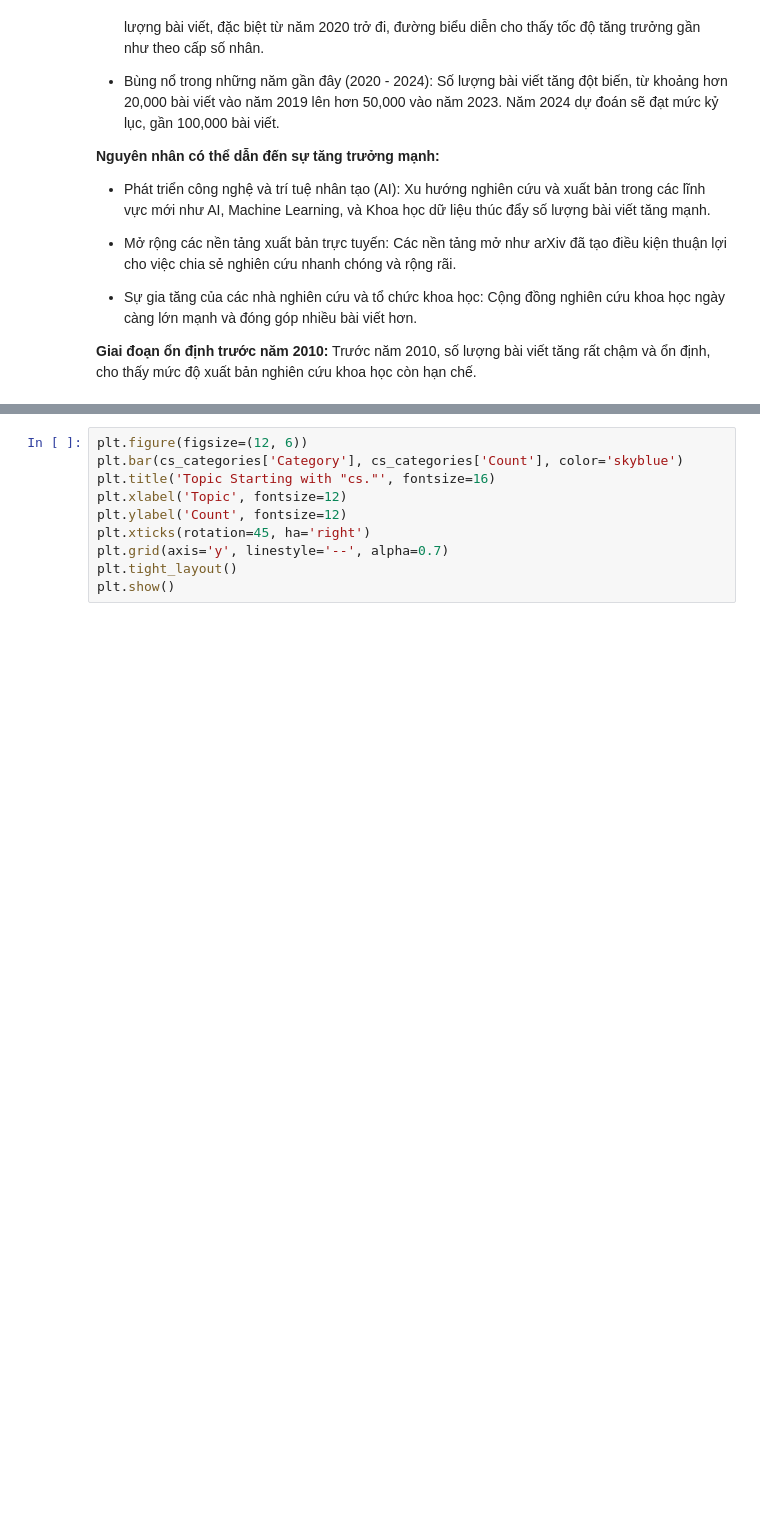
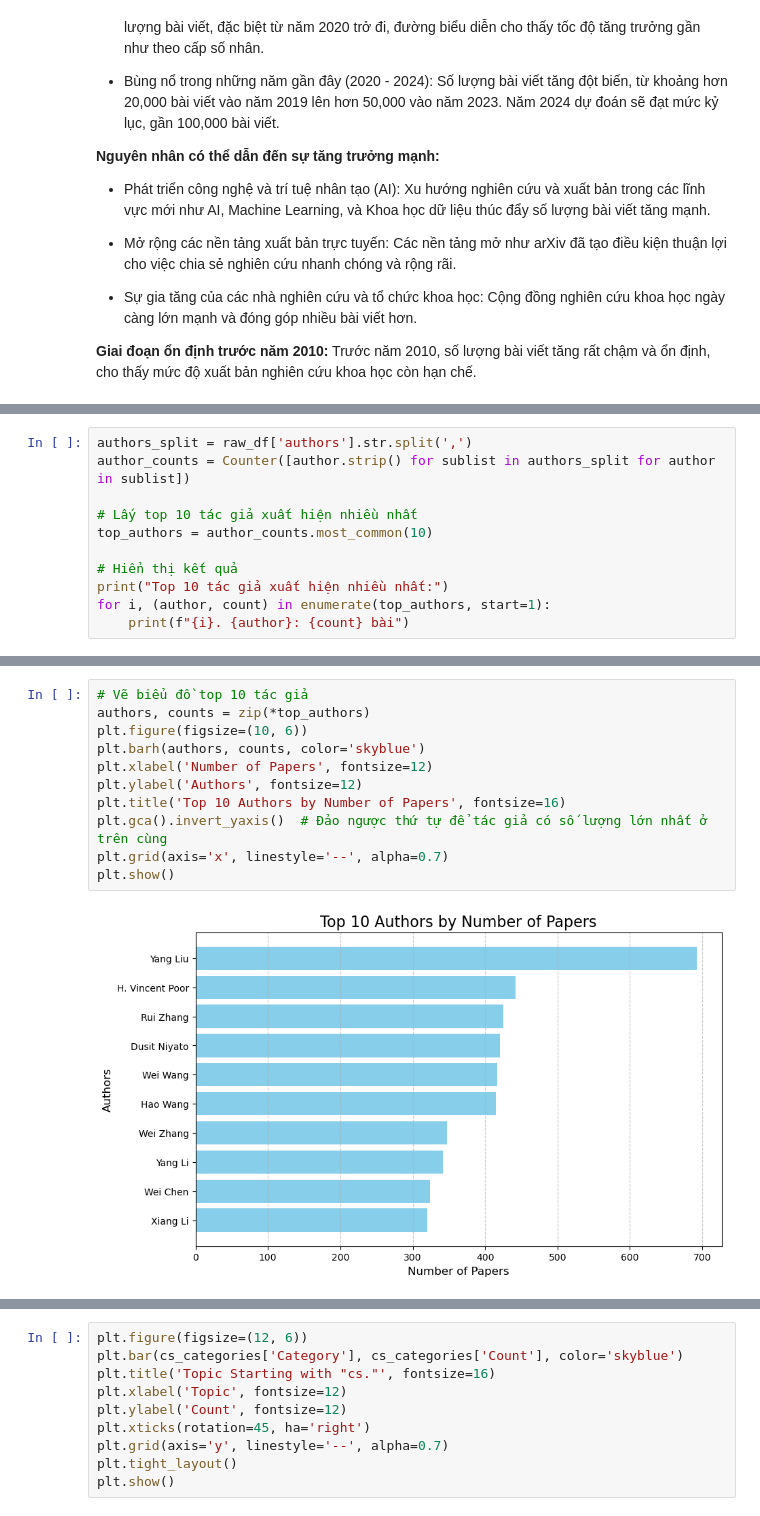
Before and after one commit to LeHongTien/Final_Project_NMKHDL, a Jupyter notebook: Exploring.ipynb, the cells around one changed output, grey strips where cells are left out. Saved outputs shown, nothing was run; the diff lists cells and outputs as text; blank space fills up the shorter version.

```diff
--- a/Exploring.ipynb
+++ b/Exploring.ipynb
@@ -456,0 +461,11 @@ plt.show()
+# %%
+authors_split = raw_df['authors'].str.split(',')
+author_counts = Counter([author.strip() for sublist in authors_split for author in sublist])
+
+# Lấy top 10 tác giả xuất hiện nhiều nhất
+top_authors = author_counts.most_common(10)
+
+# Hiển thị kết quả
+print("Top 10 tác giả xuất hiện nhiều nhất:")
+for i, (author, count) in enumerate(top_authors, start=1):
+    print(f"{i}. {author}: {count} bài")
@@ -456,0 +484,13 @@ plt.show()
+# %%
+# Vẽ biểu đồ top 10 tác giả
+authors, counts = zip(*top_authors)
+plt.figure(figsize=(10, 6))
+plt.barh(authors, counts, color='skyblue')
+plt.xlabel('Number of Papers', fontsize=12)
+plt.ylabel('Authors', fontsize=12)
+plt.title('Top 10 Authors by Number of Papers', fontsize=16)
+plt.gca().invert_yaxis()  # Đảo ngược thứ tự để tác giả có số lượng lớn nhất ở trên cùng
+plt.grid(axis='x', linestyle='--', alpha=0.7)
+plt.show()
+# %% [output]
+[figure, added]
```
Also changed, not shown: parts of 27 cells of this notebook.
